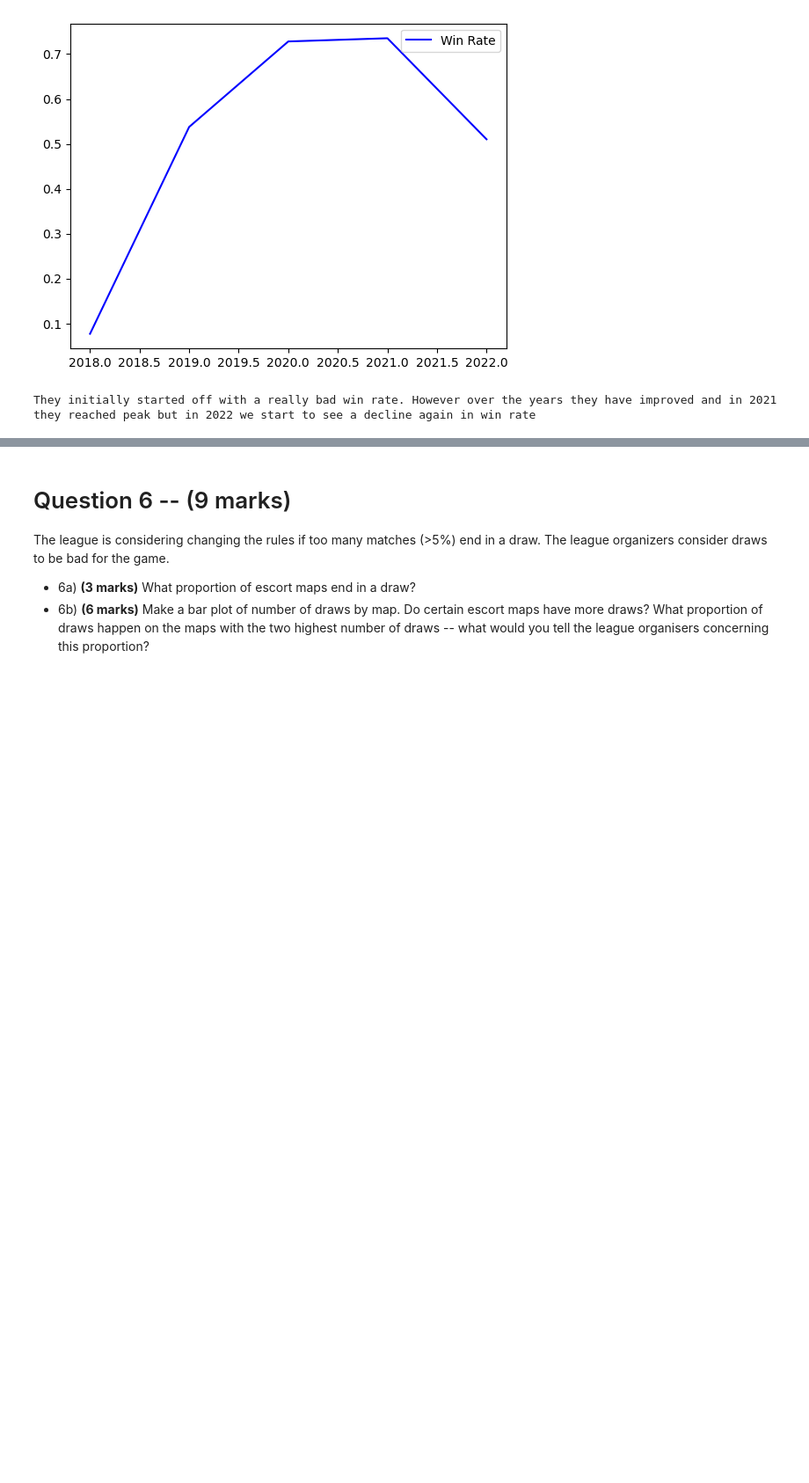
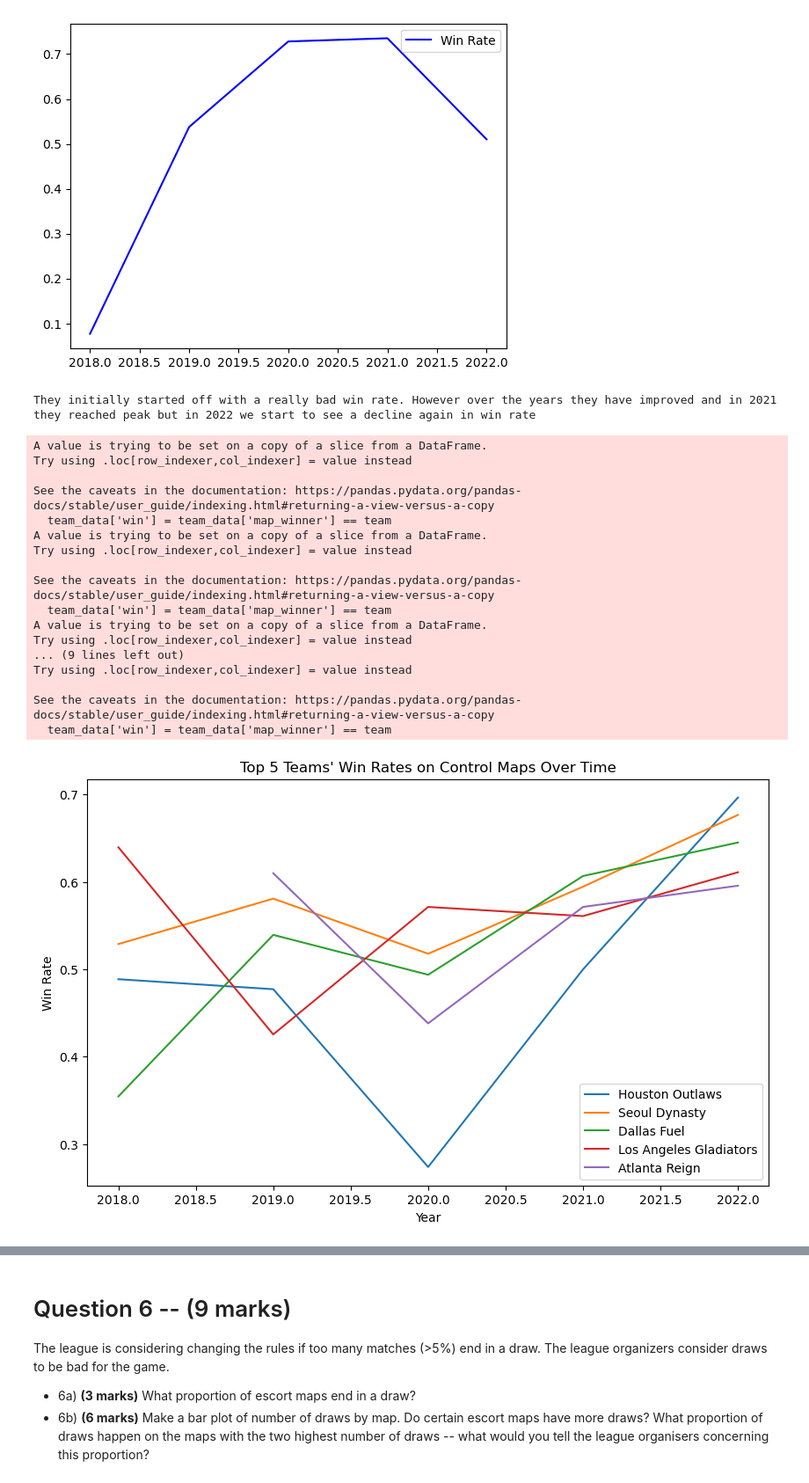
Before and after one commit to Ajay425/math-1130, a Jupyter notebook: assignment_1_alt/assignment_1_alt/assignment_1_STUDENT.ipynb, the cells around one changed output, grey strips where cells are left out. Shown: that part at 88% size. Saved outputs shown, nothing was run; the diff lists cells and outputs as text; code cells hidden in the pictures; blank space fills up the shorter version.

```diff
--- a/assignment_1_alt/assignment_1_alt/assignment_1_STUDENT.ipynb
+++ b/assignment_1_alt/assignment_1_alt/assignment_1_STUDENT.ipynb
@@ -355,3 +355,58 @@ print("They initially started off with a really bad win rate. However over the y
 They initially started off with a really bad win rate. However over the years they have improved and in 2021 they reached peak but in 2022 we start to see a decline again in win rate
 # %%
 ##4c
+import matplotlib.pyplot as plt
+import pandas as pd
+
+control_maps_2022 = control_maps[control_maps['year'] == 2022]
+
+winner_2022 = control_maps_2022["map_winner"].value_counts()
+total_games1_2022 = control_maps_2022['team_one_name'].value_counts()
+total_games2_2022 = control_maps_2022['team_two_name'].value_counts()
+total_games_2022 = total_games1_2022.add(total_games2_2022, fill_value=0)
+win_rate_2022 = winner_2022 / total_games_2022
+
+top_5_teams_2022 = win_rate_2022.nlargest(5).index
+
+# Step 4: Plot win rates over time for each of the top 5 teams
+plt.figure(figsize=(10, 6))
+
+for team in top_5_teams_2022:
+    team_data = control_maps[(control_maps['team_one_name'] == team) |
+                             (control_maps['team_two_name'] == team)]
+
+    team_data['win'] = team_data['map_winner'] == team
+
+    games_per_year = team_data.groupby('year').size()  # Total games played by year
+    wins_per_year = team_data.groupby('year')['win'].sum()  # Total wins by year
+    win_rate_per_year = wins_per_year / games_per_year
+
+    plt.plot(win_rate_per_year.index, win_rate_per_year.values, linestyle='-', label=team)
+
+# Step 5: Customize the plot
+plt.title("Top 5 Teams' Win Rates on Control Maps Over Time")
+plt.xlabel("Year")
+plt.ylabel("Win Rate")
+plt.legend()
+
+# Show the plot
+plt.show()
+# %% [output]
+A value is trying to be set on a copy of a slice from a DataFrame.
+Try using .loc[row_indexer,col_indexer] = value instead
+
+See the caveats in the documentation: https://pandas.pydata.org/pandas-docs/stable/user_guide/indexing.html#returning-a-view-versus-a-copy
+  team_data['win'] = team_data['map_winner'] == team
+A value is trying to be set on a copy of a slice from a DataFrame.
+Try using .loc[row_indexer,col_indexer] = value instead
+
+See the caveats in the documentation: https://pandas.pydata.org/pandas-docs/stable/user_guide/indexing.html#returning-a-view-versus-a-copy
+  team_data['win'] = team_data['map_winner'] == team
+A value is trying to be set on a copy of a slice from a DataFrame.
+Try using .loc[row_indexer,col_indexer] = value instead
+... (9 lines left out)
+Try using .loc[row_indexer,col_indexer] = value instead
+
+See the caveats in the documentation: https://pandas.pydata.org/pandas-docs/stable/user_guide/indexing.html#returning-a-view-versus-a-copy
+  team_data['win'] = team_data['map_winner'] == team
+[figure, added]
```
Also changed, not shown: parts of 10 cells of this notebook.
